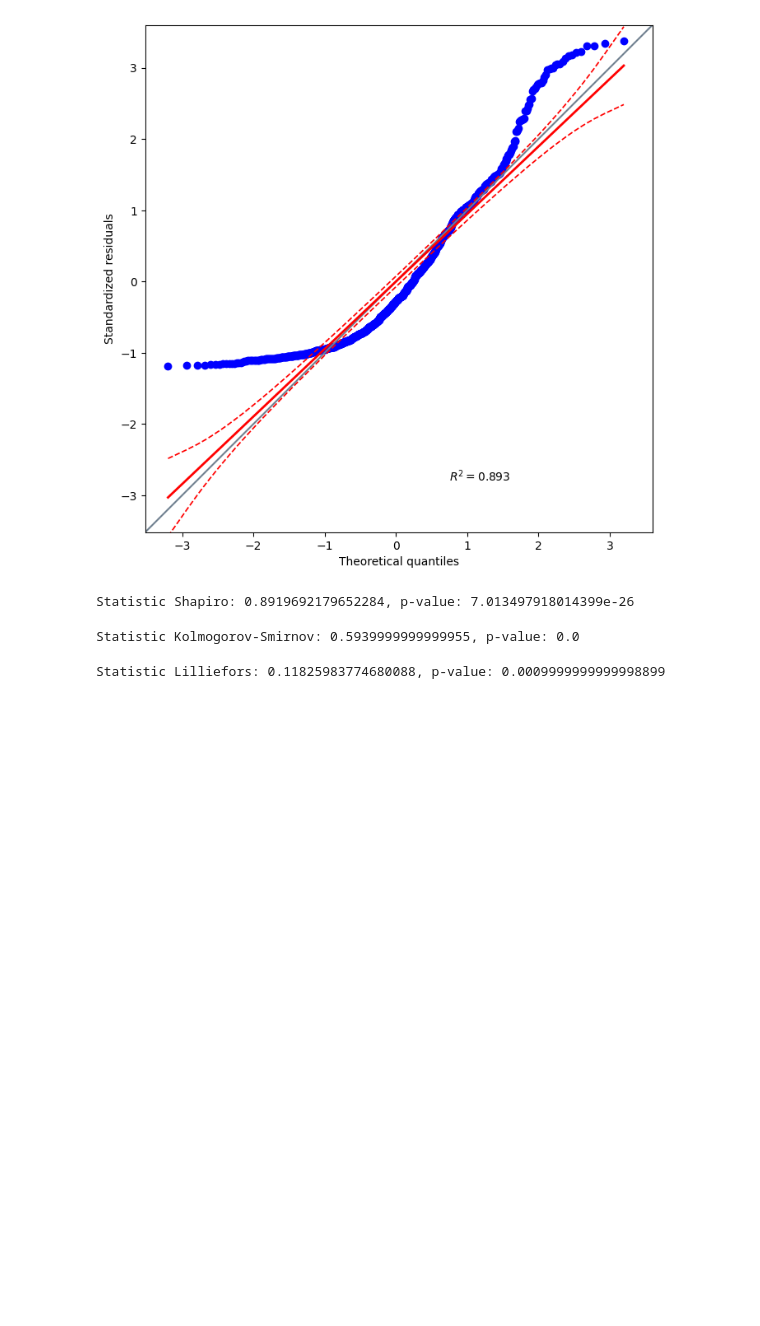
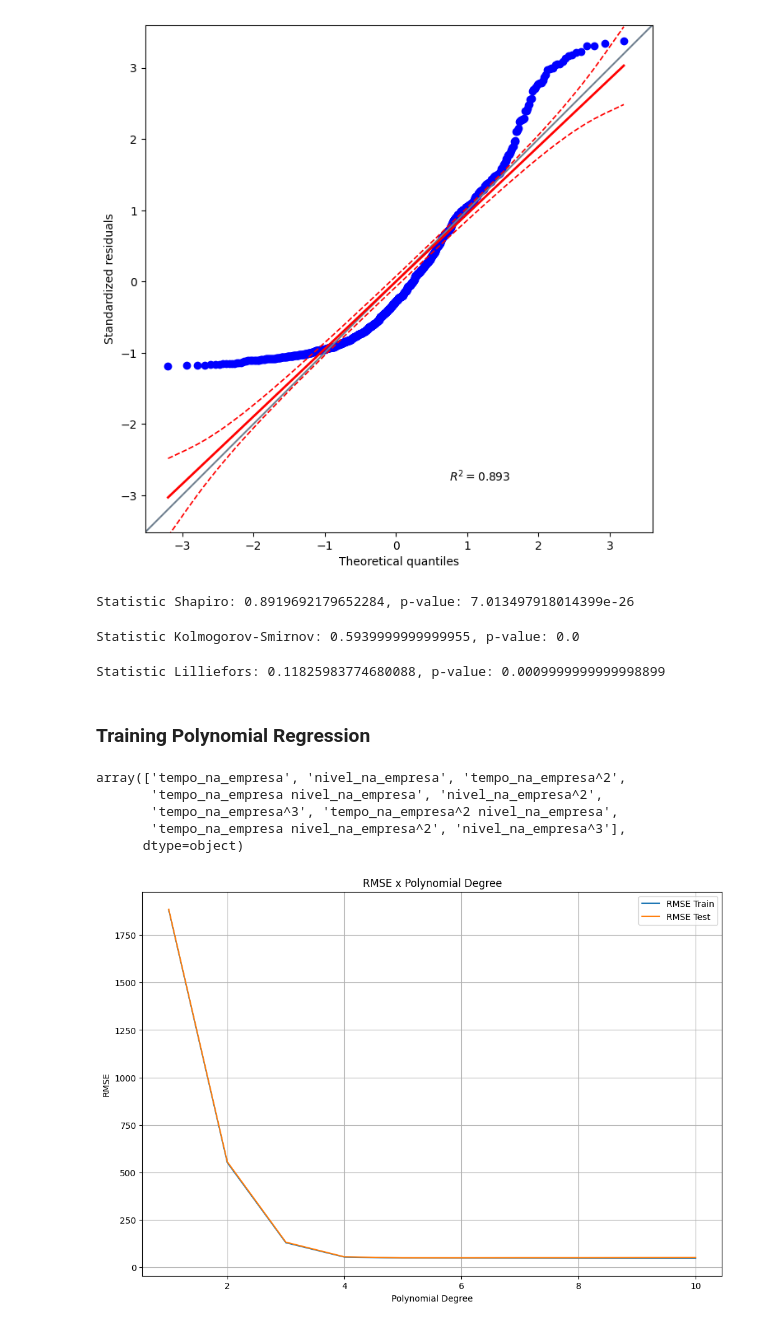
Before and after one commit to RanielliMontagna/ia-learning, a Jupyter notebook: polynomial_regression/salary_model.ipynb, the cells around one changed output. Saved outputs shown, nothing was run; the diff lists cells and outputs as text; code cells hidden in the pictures; blank space fills up the shorter version.

Commit message:
feat(polynomial-regression): train polynomial regression model

```diff
--- a/polynomial_regression/salary_model.ipynb
+++ b/polynomial_regression/salary_model.ipynb
@@ -297,3 +297,17 @@ stat_lilliefors, p_value_lilliefors = lilliefors(residuals, dist='norm', pvalmet
 print(f'Statistic Lilliefors: {stat_lilliefors}, p-value: {p_value_lilliefors}')
 # %% [output]
 Statistic Lilliefors: 0.11825983774680088, p-value: 0.0009999999999998899
+# %% [markdown]
+### Training Polynomial Regression
+# %%
+# Example of features creation for polynomial regression
+feat_poly = PolynomialFeatures(degree=3, include_bias=False)
+X_poly = feat_poly.fit_transform(X)
+feat_poly.feature_names_in_
+feat_poly.get_feature_names_out(feat_poly.feature_names_in_)
+# %% [output]
+array(['tempo_na_empresa', 'nivel_na_empresa', 'tempo_na_empresa^2',
+       'tempo_na_empresa nivel_na_empresa', 'nivel_na_empresa^2',
+       'tempo_na_empresa^3', 'tempo_na_empresa^2 nivel_na_empresa',
+       'tempo_na_empresa nivel_na_empresa^2', 'nivel_na_empresa^3'],
+      dtype=object)
@@ -299,0 +407,12 @@ Statistic Lilliefors: 0.11825983774680088, p-value: 0.0009999999999998899
+# %%
+# Plot Graph to compare RMSE and polynomial degree
+plt.figure(figsize=(12,8))
+plt.plot(polynomial_degrees, rmse_train_values, label='RMSE Train')
+plt.plot(polynomial_degrees, rmse_test_values, label='RMSE Test')
+plt.xlabel('Polynomial Degree')
+plt.ylabel('RMSE')
+plt.title('RMSE x Polynomial Degree')
+plt.legend()
+plt.grid()
+# %% [output]
+[figure, added]
```
Also changed, not shown: parts of 2 cells of this notebook.
